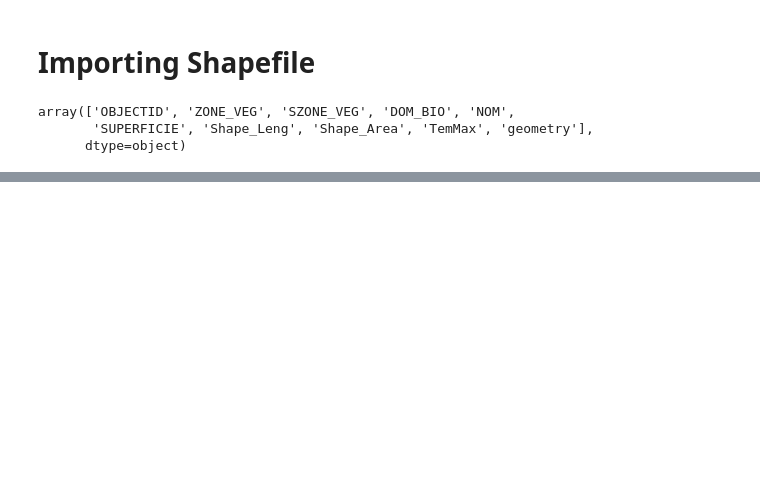
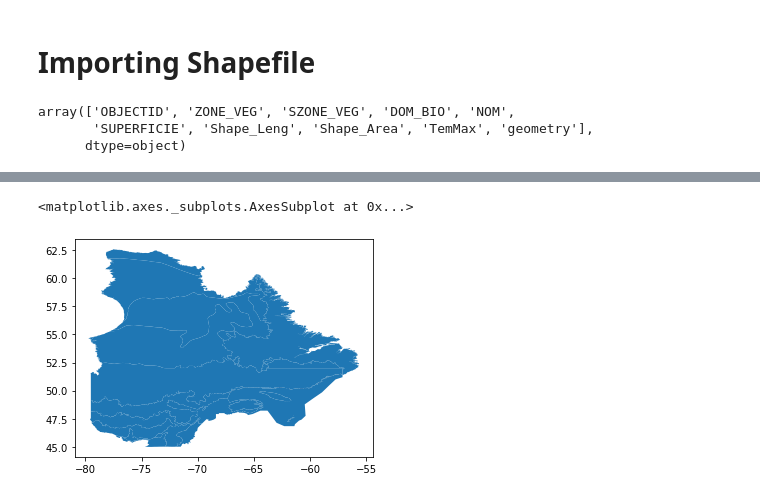
Before and after one commit to marinalopez2110/FistTemplateClimPort, a Jupyter notebook: Plotting TimeSeries map and shapefiles.ipynb, the cells around one changed output, grey strips where cells are left out. Drawn from its saved outputs; the diff is of its cells as text; code cells hidden in the pictures; blank space fills up the shorter version.

```diff
--- a/Plotting TimeSeries map and shapefiles.ipynb
+++ b/Plotting TimeSeries map and shapefiles.ipynb
@@ -211,0 +260,5 @@ array(['OBJECTID', 'ZONE_VEG', 'SZONE_VEG', 'DOM_BIO', 'NOM',
+# %%
+dfs.plot()
+# %% [output]
+<matplotlib.axes._subplots.AxesSubplot at 0x...>
+[figure, added]
```
Also changed, not shown: parts of 24 cells of this notebook.
